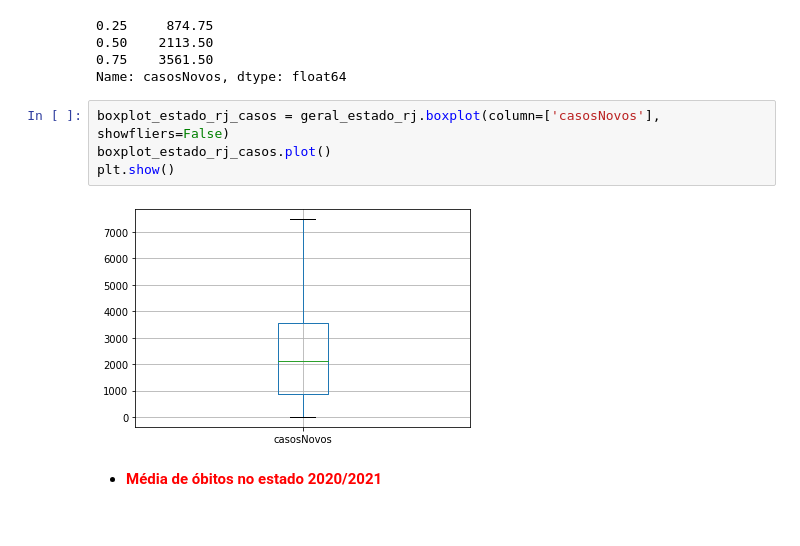
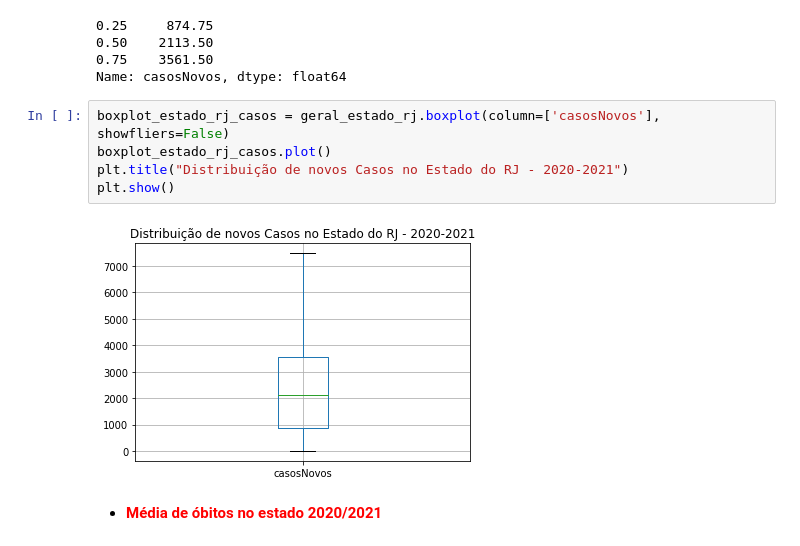
Before and after one commit to ranielli/analise-dados-covid-estatistica, a Jupyter notebook: analise_rj.ipynb, the cells around one changed output. Cells and saved outputs as stored; diff of their text form.

```diff
--- a/analise_rj.ipynb
+++ b/analise_rj.ipynb
@@ -457,9 +461,10 @@ Name: casosNovos, dtype: float64
 # %%
 boxplot_estado_rj_casos = geral_estado_rj.boxplot(column=['casosNovos'], showfliers=False)
 boxplot_estado_rj_casos.plot()
+plt.title("Distribuição de novos Casos no Estado do RJ - 2020-2021")
 plt.show()
 # %% [output]
-[figure, old version]
+[figure, new version]
 # %% [markdown]
 * <font color="red">**Média de óbitos no estado  2020/2021**
 # %%
```
Also changed, not shown: parts of 10 cells of this notebook.
